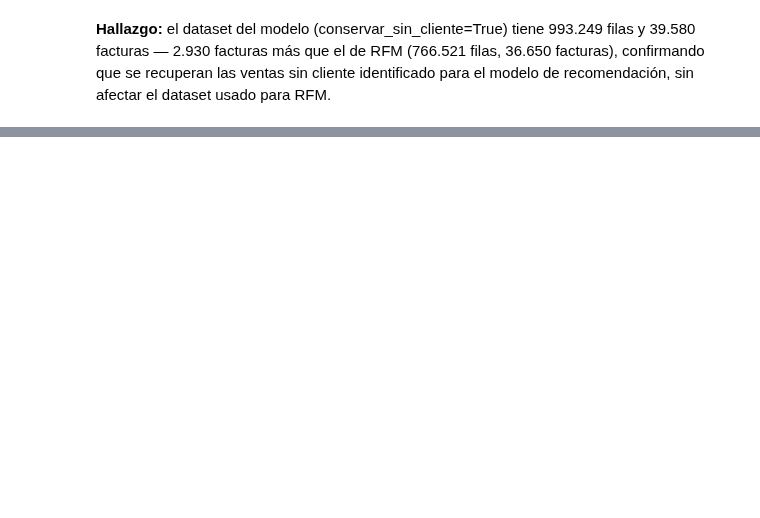
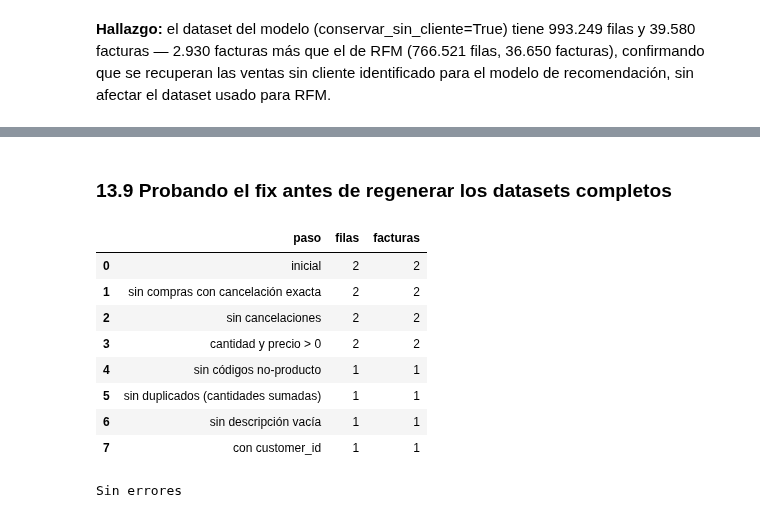
Before and after one commit to MafeLopezQuintana/asistente-regalos-ecommerce, a Jupyter notebook: notebooks/01_calidad_datos.ipynb, the cells around one changed output, grey strips where cells are left out. Cells and saved outputs as stored; diff of their text form; code cells hidden in the pictures; blank space fills up the shorter version.

```diff
--- a/notebooks/01_calidad_datos.ipynb
+++ b/notebooks/01_calidad_datos.ipynb
@@ -583,0 +839,27 @@ recomendación, sin afectar el dataset usado para RFM.
+# %% [markdown]
+### 13.9 Probando el fix antes de regenerar los datasets completos
+# %%
+import importlib
+from src.data import clean
+importlib.reload(clean)  # tomo la versión más nueva de clean.py, con el fix ya aplicado
+
+import pandas as pd
+prueba = pd.DataFrame({
+    'invoice_no': ['1', '2'], 'stock_code': ['A', 'B'], 'description': ['x', 'y'],
+    'quantity': [1, 2], 'invoice_date': pd.to_datetime(['2020-01-01', '2020-01-01']),
+    'unit_price': [1.0, 2.0], 'customer_id': [1, 2], 'country': ['UK', 'UK']
+})  # caso mínimo, solo para confirmar que no hay errores de sintaxis o lógica
+resultado, log = clean.limpiar_datos(prueba)
+display(log)
+print("Sin errores")
+# %% [output]
+|  | paso | filas | facturas |
+| 0 | inicial | 2 | 2 |
+| 1 | sin compras con cancelación exacta | 2 | 2 |
+| 2 | sin cancelaciones | 2 | 2 |
+| 3 | cantidad y precio > 0 | 2 | 2 |
+| 4 | sin códigos no-producto | 1 | 1 |
+| 5 | sin duplicados (cantidades sumadas) | 1 | 1 |
+| 6 | sin descripción vacía | 1 | 1 |
+| 7 | con customer_id | 1 | 1 |
+Sin errores
```
Also changed, not shown: parts of 76 cells of this notebook, 3 other files.
